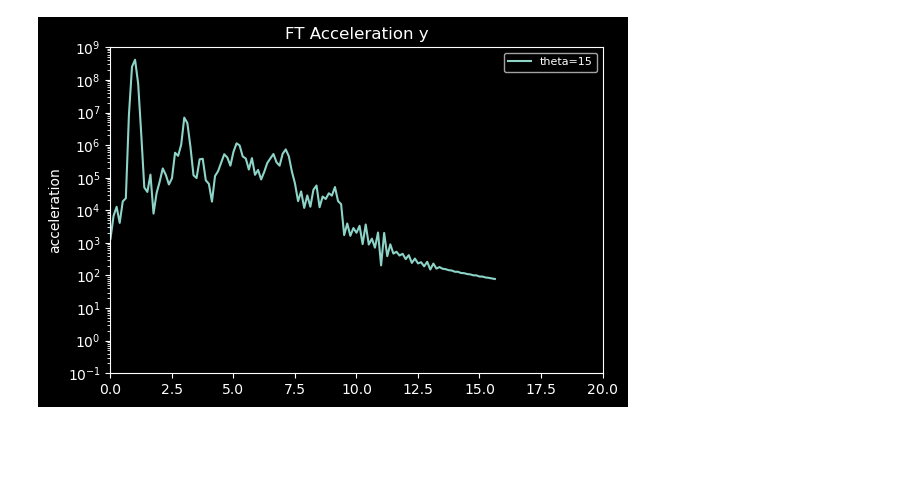
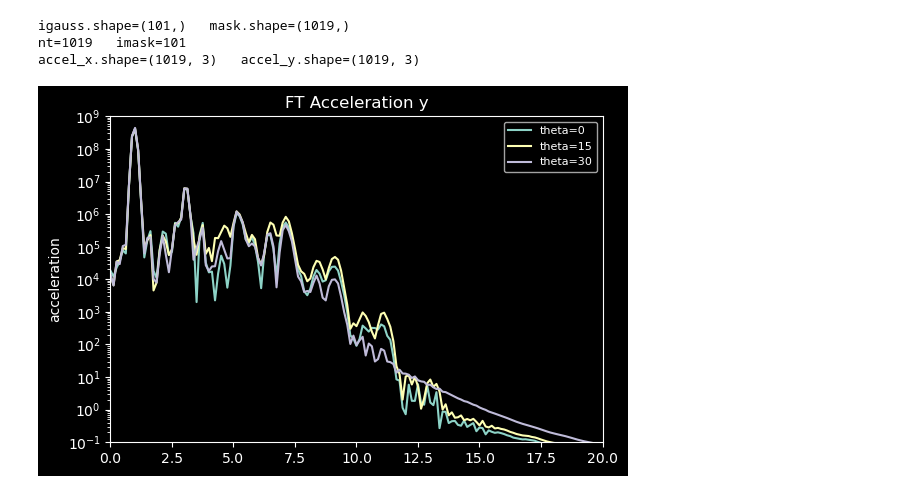
Before and after one commit to lplaja/crystal_project, a Jupyter notebook: calculations/graphene_Bloch/graphene_tilt_oscar/tilt_oscar_view.ipynb, the cells around one changed output. Drawn from its saved outputs; the diff is of its cells as text; code cells hidden in the pictures; blank space fills up the shorter version.

```diff
--- a/calculations/graphene_Bloch/graphene_tilt_oscar/tilt_oscar_view.ipynb
+++ b/calculations/graphene_Bloch/graphene_tilt_oscar/tilt_oscar_view.ipynb
@@ -59,11 +59,24 @@ def gather_data(fnamelist):
 #           'graphene_tilt_oscar_30_dipole_velocity.txt']
 #labels=['theta=0','theta=15','theta=30']
 
-fnamelist=['graphene_tilt_oscar_15_dipole_velocity.txt']
-labels=['theta=15']
+fnamelist=['graphene_tilt_oscar_0_dipole_velocity.txt','graphene_tilt_oscar_15_dipole_velocity.txt','graphene_tilt_oscar_30_dipole_velocity.txt']
+labels=['theta=0','theta=15', 'theta=30']
 
 
 t, dipole_vel_x, dipole_vel_y, accel_x, accel_y=gather_data(fnamelist)
+
+nt=t.size-5
+imask=int(nt/10)
+mask=np.ones(nt)
+igauss=np.arange(0,imask)
+print(f'{igauss.shape=}   {mask.shape=}')
+print(f'{nt=}   {imask=}')
+print(f'{accel_x.shape=}   {accel_y.shape=}')
+mask[nt-imask:]*=np.exp(-(igauss/10)**2)
+for nn in range(3):
+    accel_x[:,nn]*=mask
+    accel_y[:,nn]*=mask
+
 
 FT_npts=2*accel_x.shape[0]//8
 FT_accel_x=np.fft.fft(accel_x, axis=0)[:FT_npts]
@@ -80,31 +93,34 @@ fig, ax=plt.subplots(1,1, figsize=(6,4))
 #ax[0,0].set_title("Dipole velocity y")
 #ax[0,0].legend()
 #ax[0,0].grid(False)
 
 #ax[0,1].plot(t[2:-3], np.real(accel_y), label=labels)
 #ax[0,1].set_xlabel("t")
 #ax[0,1].set_ylabel("acceleration")
 #ax[0,1].set_title("Acceleration y")
 #ax[0,1].legend()
 #ax[0,1].grid(False)
 
 # ax[0].semilogy(np.abs(FT_accel_x)**2+np.abs(FT_accel_y)**2, label=labels)
 # ax[0].set_xlabel("")
 # ax[0].set_ylabel("acceleration")
 # ax[0].set_title("FT Acceleration")
 # ax[0].legend()
 # ax[0].grid(False)
 
 w=np.array([n/8 for n in range(len(np.abs(FT_accel_y)))])
 ax.semilogy(w,np.abs(FT_accel_x)**2+np.abs(FT_accel_y)**2, label=labels)
 ax.set_xlabel("")
 ax.set_ylabel("acceleration")
 ax.set_title("FT Acceleration y")
 ax.legend()
 ax.set_xlim(0,20)
 ax.set_ylim(1e-1,1e9)
 ax.grid(False)
 
 plt.tight_layout()
 # %% [output]
+igauss.shape=(101,)   mask.shape=(1019,)
+nt=1019   imask=101
+accel_x.shape=(1019, 3)   accel_y.shape=(1019, 3)
-[figure, old version]
+[figure, new version]
```
Also changed, not shown: parts of 1 cell of this notebook, 3 other files.
